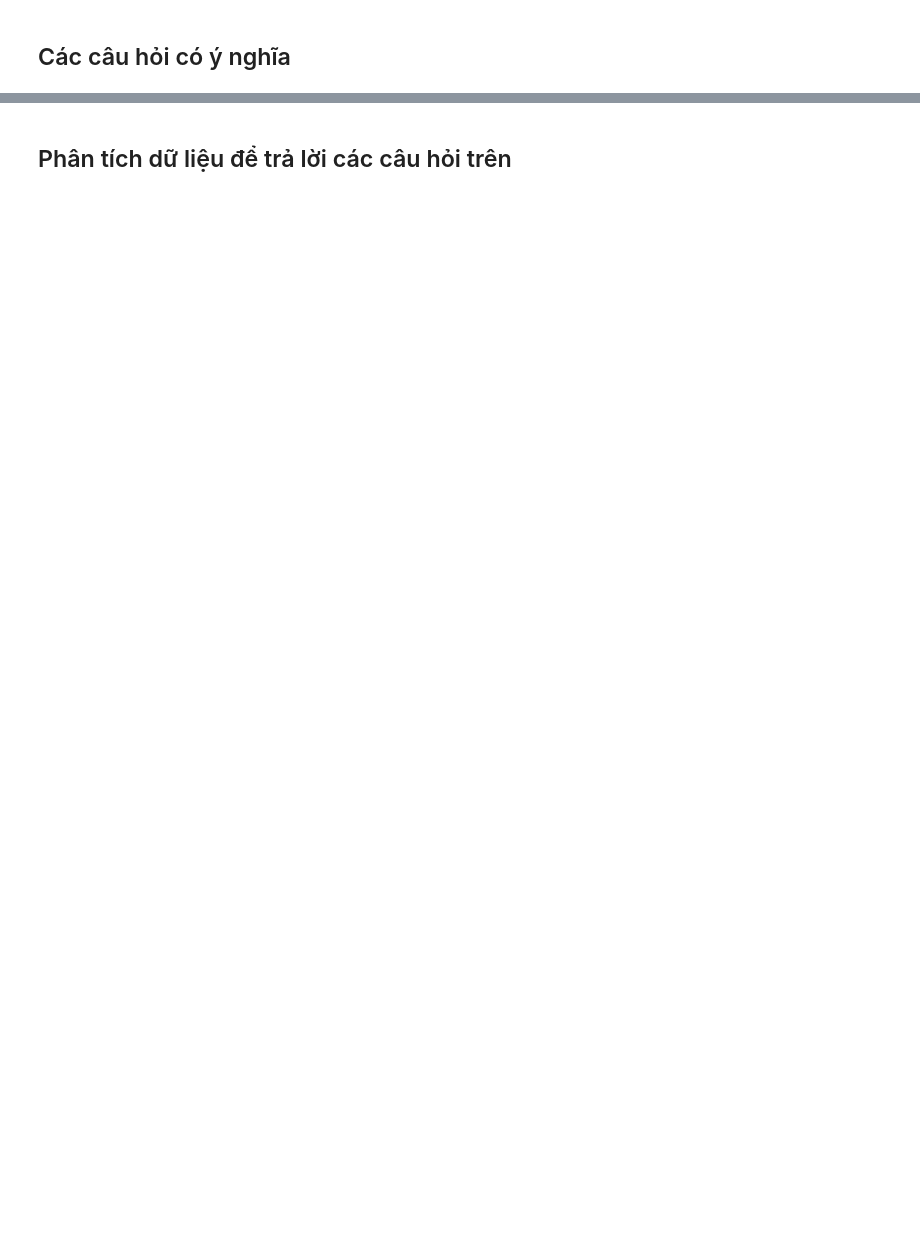
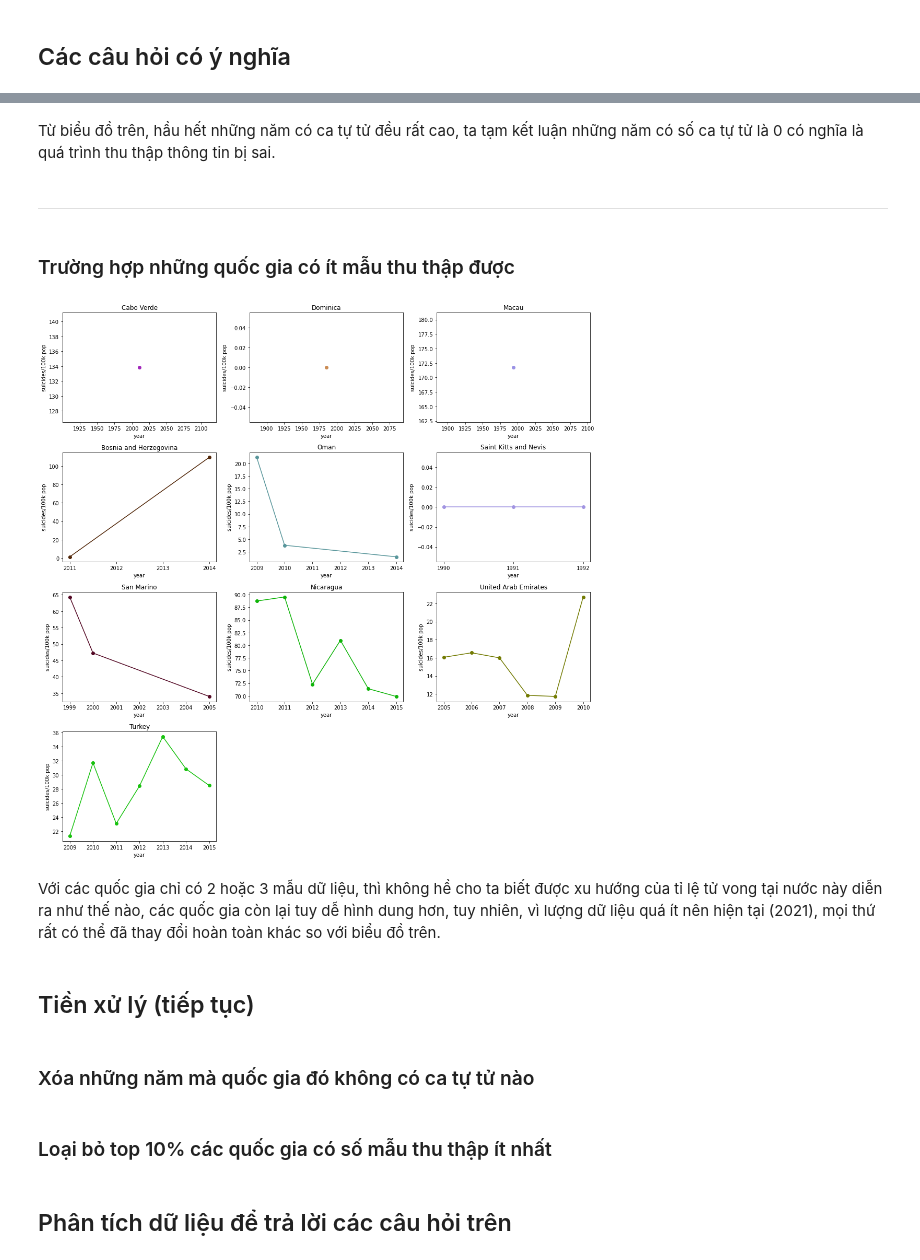
Before and after one commit to huynguyen1999/FinalProject-P4DS, a Jupyter notebook: 1712496-1712556.ipynb, the cells around one changed output, grey strips where cells are left out. Saved outputs shown, nothing was run; the diff lists cells and outputs as text; code cells hidden in the pictures; blank space fills up the shorter version.

```diff
--- a/1712496-1712556.ipynb
+++ b/1712496-1712556.ipynb
@@ -266,0 +251,45 @@ memory usage: 2.1+ MB
+# %% [markdown]
+Từ biểu đồ trên, hầu hết những năm có ca tự tử đều rất cao, ta tạm kết luận những năm có số ca tự tử là 0 có nghĩa là quá trình thu thập thông tin bị sai.
+# %% [markdown]
+---
+# %% [markdown]
+### Trường hợp những quốc gia có ít mẫu thu thập được
+# %%
+# get countries with least amount of records
+country_samples_recorded_df = suicide_df.groupby(
+    ['country', 'year'])['year'].count()
+countries = country_samples_recorded_df.index.get_level_values('country').unique().tolist()
+samples_by_country = {}
+for country in countries:
+    samples_by_country[country] = country_samples_recorded_df[country].sum()
+records_dict = dict(sorted(samples_by_country.items(), key=lambda item: item[1]))
+records_df = pd.DataFrame.from_dict({'countries':records_dict.keys(),'records':records_dict.values()})
+# 10% least
+partition = np.percentile(records_df['records'], q=[10])[0]
+least_recorded_countries = np.array(records_df[records_df['records'] < partition]['countries'])
+
+
+#plot
+suicides_sum_df = suicide_df.groupby(['country','year'])['suicides/100k pop'].sum()
+fig, ax = plt.subplots(4,3, figsize=(15,15))
+fig.delaxes(ax[3][2])
+fig.delaxes(ax[3][1])
+colors = np.random.rand(10,3)
+for index, country in enumerate(least_recorded_countries):
+    years = suicides_sum_df[country].index
+    suicides_sum = suicides_sum_df[country].values
+    row, col  = int(index/3), index%3
+    ax[row, col].xaxis.set_major_locator(plt.MaxNLocator(integer=True))
+    ax[row, col].plot(years,suicides_sum, marker='o',color=colors[index])
+    ax[row, col].set_title(country)
+    ax[row, col].set_xlabel('year')
+    ax[row, col].set_ylabel('suicides/100k pop')
+fig.tight_layout()
+# %% [output]
+[figure, added]
+# %% [markdown]
+Với các quốc gia chỉ có 2 hoặc 3 mẫu dữ liệu, thì không hề cho ta biết được xu hướng của tỉ lệ tử vong tại nước này diễn ra như thế nào, các quốc gia còn lại tuy dễ hình dung hơn, tuy nhiên, vì lượng dữ liệu quá ít nên hiện tại (2021), mọi thứ rất có thể đã thay đổi hoàn toàn khác so với biểu đồ trên.
+# %% [markdown]
+## Tiền xử lý (tiếp tục)
+# %% [markdown]
+### Xóa những năm mà quốc gia đó không có ca tự tử nào
@@ -266,0 +307,2 @@ memory usage: 2.1+ MB
+# %% [markdown]
+### Loại bỏ top 10% các quốc gia có số mẫu thu thập ít nhất
```
Also changed, not shown: parts of 94 cells of this notebook.
